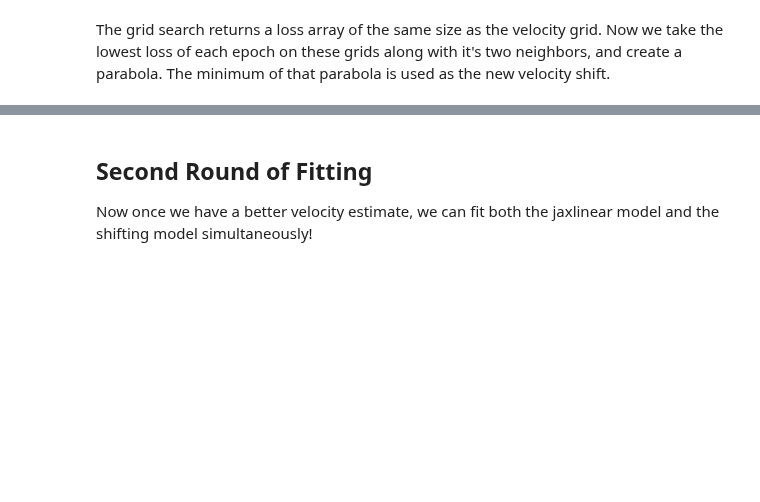
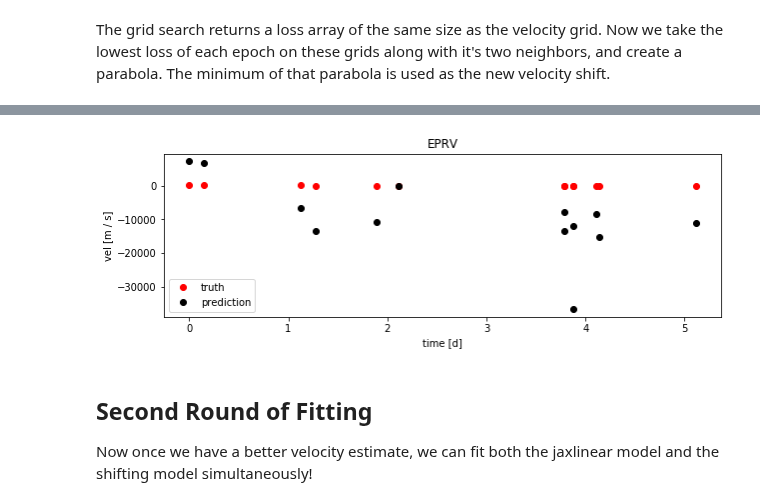
Before and after one commit to mdd423/wobble_jax, a Jupyter notebook: notebooks/04-convolvecomposite.ipynb, the cells around one changed output, grey strips where cells are left out. Drawn from its saved outputs; the diff is of its cells as text; code cells hidden in the pictures; blank space fills up the shorter version.

```diff
--- a/notebooks/04-convolvecomposite.ipynb
+++ b/notebooks/04-convolvecomposite.ipynb
@@ -333,5 +319,8 @@ velocity_kern = np.arange(-vel_width.to(u.km/u.s).value,vel_width.to(u.km/u.s).v
 velocity_grid = np.add.outer(bc,velocity_kern)
 
 shift_grid = jabble.dataset.shifts(velocity_grid)
-loss_array = total_model[2][0][0][0].grid_search(shift_grid,loss,total_model,wob_data)
+print(shift_grid.shape)
+
+grid_loss = jabble.loss.ChiSquare()
+loss_array = total_model[2][0][0][0].grid_search(shift_grid,grid_loss,total_model,wob_data)
 # %% [output]
@@ -358,16 +386,18 @@ plt.show()
 # %%
-min_vel = jabble.dataset.velocityfromshift(x_min)
+min_vel = jabble.dataset.velocities(x_min)
 plt.figure(figsize=(10,3))
 plt.title('EPRV')
 v_unit = u.m/u.s
 
 plt.plot((times - min(times)).to(u.day).value % period.value,(rv-bc).to(v_unit).value,'or',label='truth')
 plt.plot((times - min(times)).to(u.day).value % period.value,(min_vel-bc).to(v_unit).value,'ok',label='prediction')
 
 plt.legend()
 plt.ylabel('vel [{}]'.format(v_unit))
 plt.xlabel('time [d]')
 plt.show()
+# %% [output]
+[figure, added]
 # %% [markdown]
 <h2>Second Round of Fitting</h2>
 Now once we have a better velocity estimate, we can fit both the jaxlinear model and the shifting model simultaneously!
```
Also changed, not shown: parts of 22 cells of this notebook, 11 other files.
